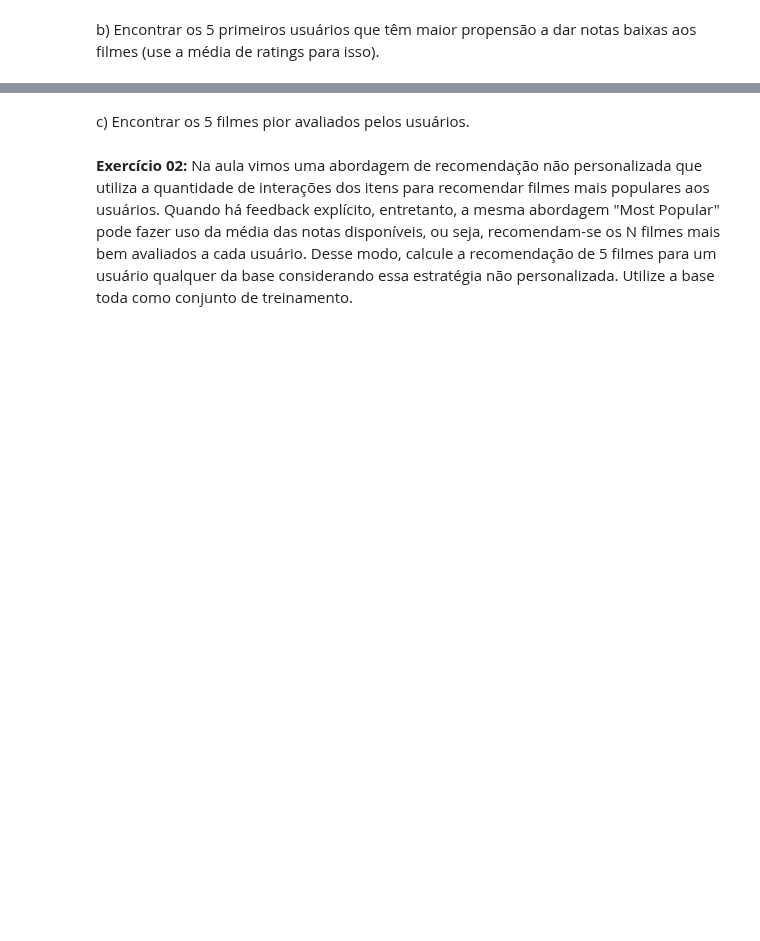
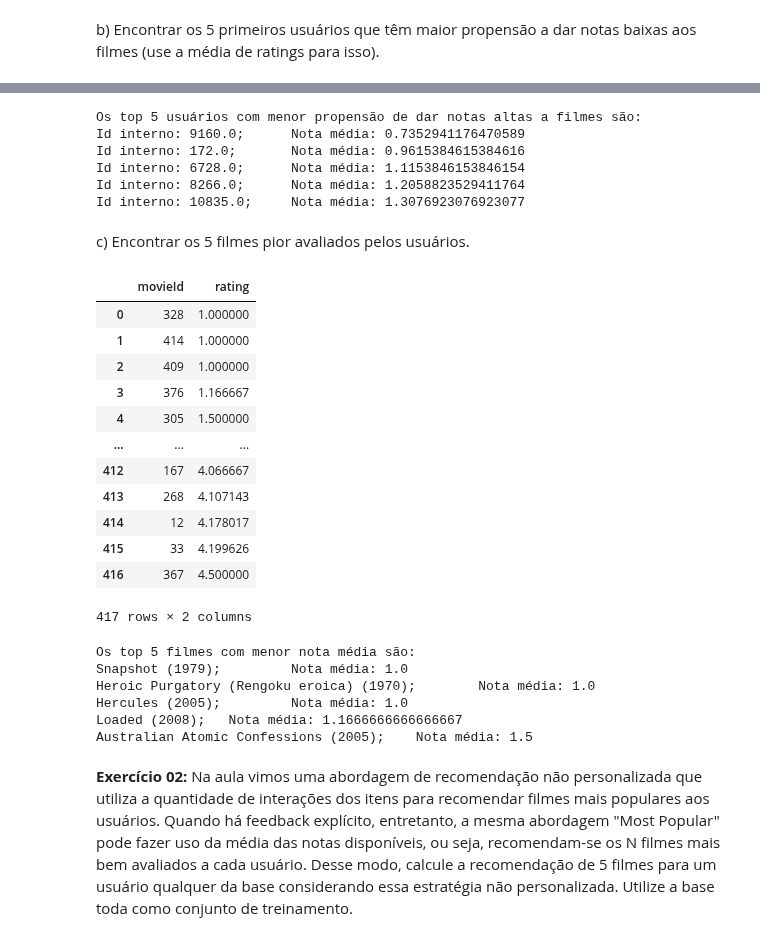
Before and after one commit to caiotda/SCC5966---Recommender-Systems, a Jupyter notebook: Aula02_Exercicios.ipynb, the cells around one changed output, grey strips where cells are left out. Drawn from its saved outputs; the diff is of its cells as text; code cells hidden in the pictures; blank space fills up the shorter version.

```diff
--- a/Aula02_Exercicios.ipynb
+++ b/Aula02_Exercicios.ipynb
@@ -280,0 +299,2 @@ a) Encontrar o id do usuário que avaliou mais filmes na base. Informe o id exte
+# %%
+df = df.astype({"userId": int, "movieId": int})
@@ -285,2 +333,15 @@ b) Encontrar os 5 primeiros usuários que têm maior propensão a dar notas baix
+# %%
+print("Os top 5 usuários com menor propensão de dar notas altas a filmes são:")
+
+for idx, row in top_5.iterrows():
+    userId = row.userId
+    print(f"Id interno: {userId}; \t Nota média: {row.rating}")
+# %% [output]
+Os top 5 usuários com menor propensão de dar notas altas a filmes são:
+Id interno: 9160.0;      Nota média: 0.7352941176470589
+Id interno: 172.0;       Nota média: 0.9615384615384616
+Id interno: 6728.0;      Nota média: 1.1153846153846154
+Id interno: 8266.0;      Nota média: 1.2058823529411764
+Id interno: 10835.0;     Nota média: 1.3076923076923077
 # %% [markdown]
 c) Encontrar os 5 filmes pior avaliados pelos usuários.
@@ -289,2 +348,34 @@ c) Encontrar os 5 filmes pior avaliados pelos usuários.
+# %%
+ratings_ranked_by_movie = df.groupby("movieId").agg({"rating": np.mean}).sort_values("rating", ascending=True).reset_index()
+# %%
+ratings_ranked_by_movie
+# %% [output]
+|  | movieId | rating |
+| 0 | 328 | 1.000000 |
+| 1 | 414 | 1.000000 |
+| 2 | 409 | 1.000000 |
+| 3 | 376 | 1.166667 |
+| 4 | 305 | 1.500000 |
+| ... | ... | ... |
+| 412 | 167 | 4.066667 |
+| 413 | 268 | 4.107143 |
+| 414 | 12 | 4.178017 |
+| 415 | 33 | 4.199626 |
+| 416 | 367 | 4.500000 |
+417 rows × 2 columns
+# %%
+print("Os top 5 filmes com menor nota média são:")
+top_5_movies = ratings_ranked_by_movie.iloc[:5]
+for idx, row in top_5_movies.iterrows():
+    movie_id = row.movieId
+    title = map_title[movie_id]
+    print(f"{title}; \t Nota média: {row.rating}")
+# %% [output]
+Os top 5 filmes com menor nota média são:
+Snapshot (1979);         Nota média: 1.0
+Heroic Purgatory (Rengoku eroica) (1970);        Nota média: 1.0
+Hercules (2005);         Nota média: 1.0
+Loaded (2008);   Nota média: 1.1666666666666667
+Australian Atomic Confessions (2005);    Nota média: 1.5
 # %% [markdown]
 **Exercício 02:** Na aula vimos uma abordagem de recomendação não personalizada que utiliza a quantidade de interações dos itens para recomendar filmes mais populares aos usuários. Quando há feedback explícito, entretanto, a mesma abordagem "Most Popular" pode fazer uso da média das notas disponíveis, ou seja, recomendam-se os N filmes mais bem avaliados a cada usuário. Desse modo, calcule a recomendação de 5 filmes para um usuário qualquer da base considerando essa estratégia não personalizada. Utilize a base toda como conjunto de treinamento.
```
Also changed, not shown: parts of 34 cells of this notebook.
